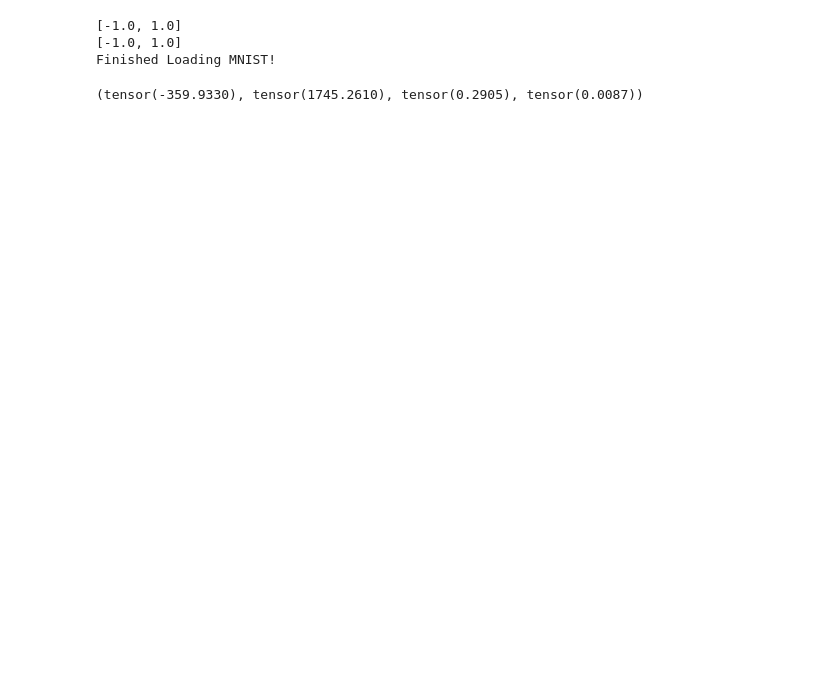
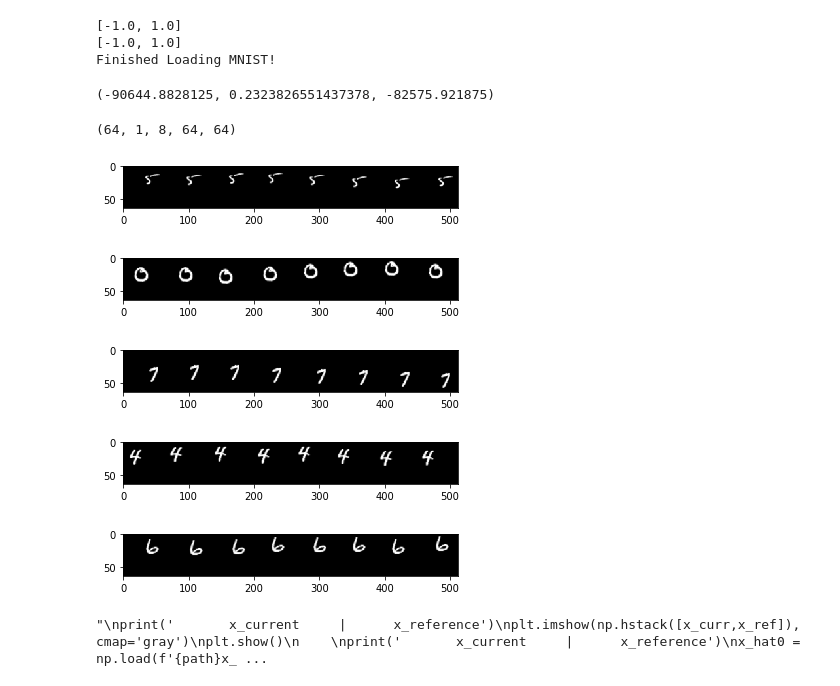
Before and after one commit to jadick/URDP_flow, a Jupyter notebook: train-R1eps(new_metric).ipynb, the cells around one changed output. Saved outputs shown, nothing was run; the diff lists cells and outputs as text; code cells hidden in the pictures; blank space fills up the shorter version.

```diff
--- a/train-R1eps(new_metric).ipynb
+++ b/train-R1eps(new_metric).ipynb
@@ -210,31 +166,21 @@ def cal_W1_new(ssf, encoder, decoder, decoder_hat, discriminator, discriminator_
 # %%
 #code to test call_W1_new()
 
-discriminator = Discriminator_v3(out_ch=2) #Generator Side
-discriminator_N = Discriminator_v3(out_ch=2) #Generator Side
-discriminator_M = Discriminator_v3(out_ch=1) #Marginal Discriminator
-ssf = ScaleSpaceFlow_R1eps(num_levels=1, dim=8, stochastic=True, quantize_latents=True, L=2)
+discriminator = Discriminator_v3(out_ch=2).to(device) #Generator Side
+discriminator_N = Discriminator_v3(out_ch=2).to(device) #Generator Side
+ssf = ScaleSpaceFlow_R1eps(num_levels=1, dim=8, stochastic=True, quantize_latents=True, L=2).to(device)
 
-list_models = [discriminator, discriminator_M, ssf]
+list_models = [discriminator, discriminator_N, ssf]
 
-ssf.cuda()
-discriminator.cuda()
-discriminator_M.cuda()
-discriminator_N.cuda()
-
-encoder = Encoder(dim=12, nc=1, stochastic=True, quantize_latents=True, L=2) #Generator Side
-decoder = Decoder_Iframe(dim=12) #Generator Side
-decoder_hat = Decoder_Iframe(dim=12)
-
-encoder.cuda()
-decoder.cuda()
-decoder_hat.cuda()
+encoder = Encoder(dim=12, nc=1, stochastic=True, quantize_latents=True, L=2).to(device) #Generator Side
+decoder = Decoder_Iframe(dim=12).to(device) #Generator Side
+decoder_hat = Decoder_Iframe(dim=12).to(device)
 
 train_loader, test_loader = get_dataloader(data_root='./data/', seq_len=8, batch_size=64, num_digits=1)
 
-cal_W1_new(ssf, encoder, decoder, decoder_hat, discriminator, discriminator_M, discriminator_N, test_loader, list_models)
+cal_W1_new(ssf, encoder, decoder, decoder_hat, discriminator, discriminator_N, test_loader, list_models)
 # %% [output]
 [-1.0, 1.0]
 [-1.0, 1.0]
 Finished Loading MNIST!
-(tensor(-359.9330), tensor(1745.2610), tensor(0.2905), tensor(0.0087))
+(-90644.8828125, 0.2323826551437378, -82575.921875)
@@ -241,2 +344,44 @@ Finished Loading MNIST!
+# %%
+import matplotlib.pyplot as plt
+
+lambda_PN = []
+path = './saved_models/R1-eps|_dim_128|z_dim_12|L_2|lambda_gp_10|bs_64|dpenalty_0.0|lambdaP_0.0|lambdaPN_0.0|lambdaMSE_1.0/'
+
+
+x_curr = np.load(f'{path}x.npz')['a'][0,0,1,...]
+x_ref = np.load(f'{path}x.npz')['a'][0,0,0,...]
+x = np.load(f'{path}x.npz')['a']
+print(x.shape)
+
+for v in range(5):
+    video = []
+    for i in range(8):
+        video.append(x[v,0,i,:,:])
+    plt.imshow(np.hstack(video), cmap='gray')
+    plt.show()
+
+'''
+print('       x_current     |      x_reference')
+plt.imshow(np.hstack([x_curr,x_ref]), cmap='gray')
+plt.show()
+
+print('       x_current     |      x_reference')
+x_hat0 = np.load(f'{path}x_hat0.npz')['a'][0,0,:,:]
+x_hat1 = np.load(f'{path}x_hat1.npz')['a'][0,0,:,:]
+x_hat2 = np.load(f'{path}x_hat2.npz')['a'][0,0,:,:]
+x_hat3 = np.load(f'{path}x_hat3.npz')['a'][0,0,:,:]
+x_hat4 = np.load(f'{path}x_hat4.npz')['a'][0,0,:,:]
+
+plt.imshow(np.hstack([x_hat0,x_hat1,x_hat2,x_hat3,x_hat4]), cmap='gray')
+plt.show()
+'''
+# %% [output]
+(64, 1, 8, 64, 64)
+[figure, added]
+[figure, added]
+[figure, added]
+[figure, added]
+[figure, added]
+"\nprint('       x_current     |      x_reference')\nplt.imshow(np.hstack([x_curr,x_ref]), cmap='gray')\nplt.show()\n    \nprint('       x_current     |      x_reference')\nx_hat0 = np.load(f'{path}x_ ...
 # %%
 main_new(dim = 128,
```
Also changed, not shown: parts of 7 cells of this notebook, 38 other files.
